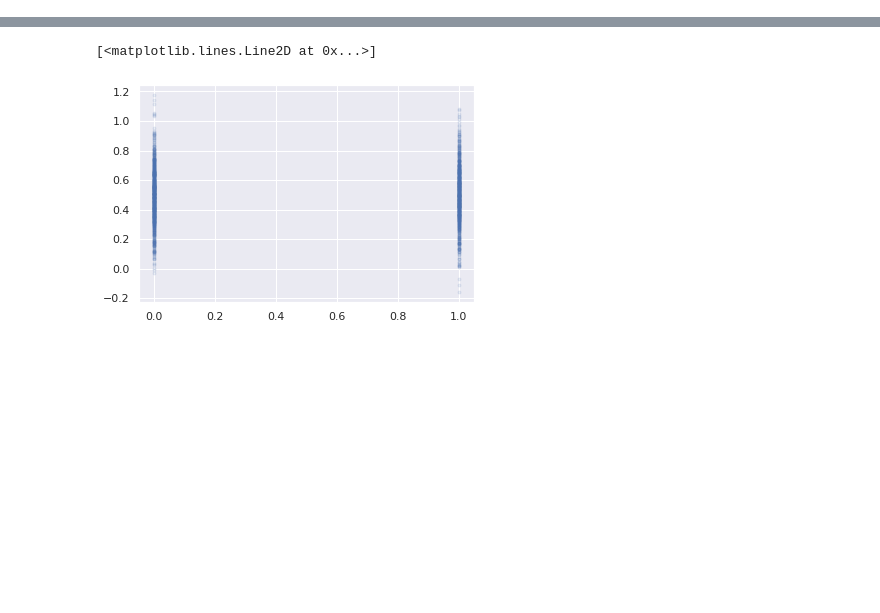
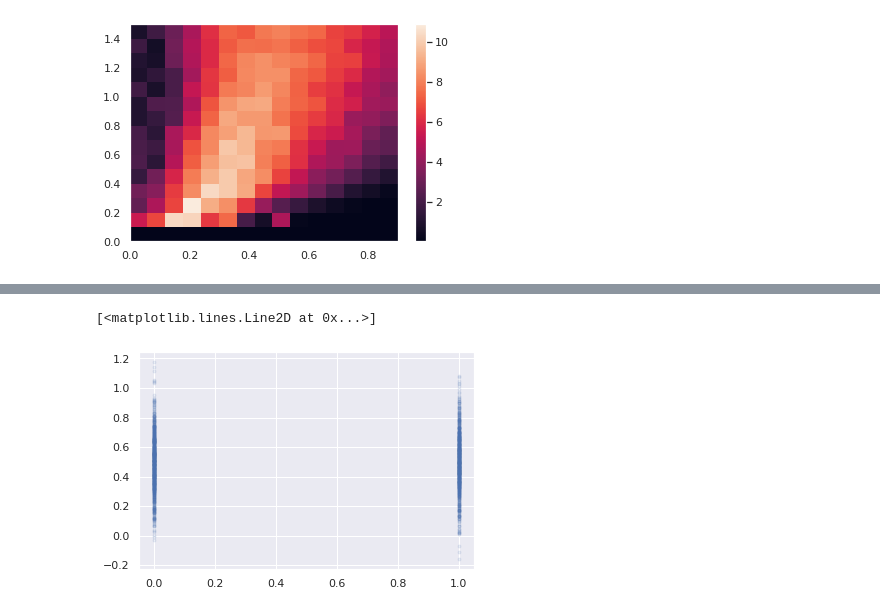
Before and after one commit to FabianSchubert/DrivenRandNetworkCriticality, a Jupyter notebook: code/Gradient_Based_Adaptation/rnn_positive_act.ipynb, the cells around one changed output, grey strips where cells are left out. Cells and saved outputs as stored; diff of their text form; code cells hidden in the pictures; blank space fills up the shorter version.

```diff
--- a/code/Gradient_Based_Adaptation/rnn_positive_act.ipynb
+++ b/code/Gradient_Based_Adaptation/rnn_positive_act.ipynb
@@ -281,0 +381,38 @@ class RNN():
+# %%
+n_sweep = 15
+
+sigm_e = np.linspace(0.,1.5,n_sweep+1)
+sigm_y = np.linspace(0.,.9,n_sweep+1)
+
+perf_xor = np.zeros((n_sweep,n_sweep))
+
+specrad = np.ndarray((n_sweep,n_sweep))
+
+tau_max = 15
+
+t_prerun = 100
+
+for k in tqdm(range(n_sweep)):
+    for l in tqdm(range(n_sweep),disable=True):
+
+
+        rnn = RNN(N=500,a_e = 0.9,a_r =0.9,y_std_target=sigm_y[l])
+        u_in, u_out = gen_in_out_one_in_subs(rnn.N*50,10)
+
+        u_in *= 2.*sigm_e[k]
+
+        #y,X_r,X_e,a_r,a_e,b,y_mean,y_std = rnn.run_hom_adapt(sigm_e=sigm_e[k],T_skip_rec=10,show_progress=False)
+        y,X_r,X_e,a_r,a_e,b,y_mean,y_std = rnn.run_hom_adapt(u_in=u_in,T_skip_rec=10,show_progress=False)
+        #'''
+        for tau in range(tau_max):
+            u_in, u_out = gen_in_out_one_in_subs(rnn.N*5+t_prerun,tau)
+            u_in *= 2.*sigm_e[k]
+            rnn.learn_w_out_trial(u_in,u_out,show_progress=False,T_prerun=t_prerun)
+
+            u_in_test, u_out_test = gen_in_out_one_in_subs(rnn.N*3+t_prerun,tau)
+            u_in_test *= 2.*sigm_e[k]
+            u_pred = rnn.predict_data(u_in_test,show_progress=False)
+
+            perf_xor[k,l] += np.corrcoef(u_out_test[t_prerun:],u_pred[t_prerun:])[1,0]**2.
+        #'''
+        specrad[k,l] = ((rnn.a_r**2.).sum()/rnn.N)**.5
@@ -281,0 +425,6 @@ class RNN():
+# %%
+plt.pcolormesh(sigm_y,sigm_e,perf_xor)
+plt.colorbar()
+plt.show()
+# %% [output]
+[figure, added]
```
Also changed, not shown: parts of 5 cells of this notebook.
